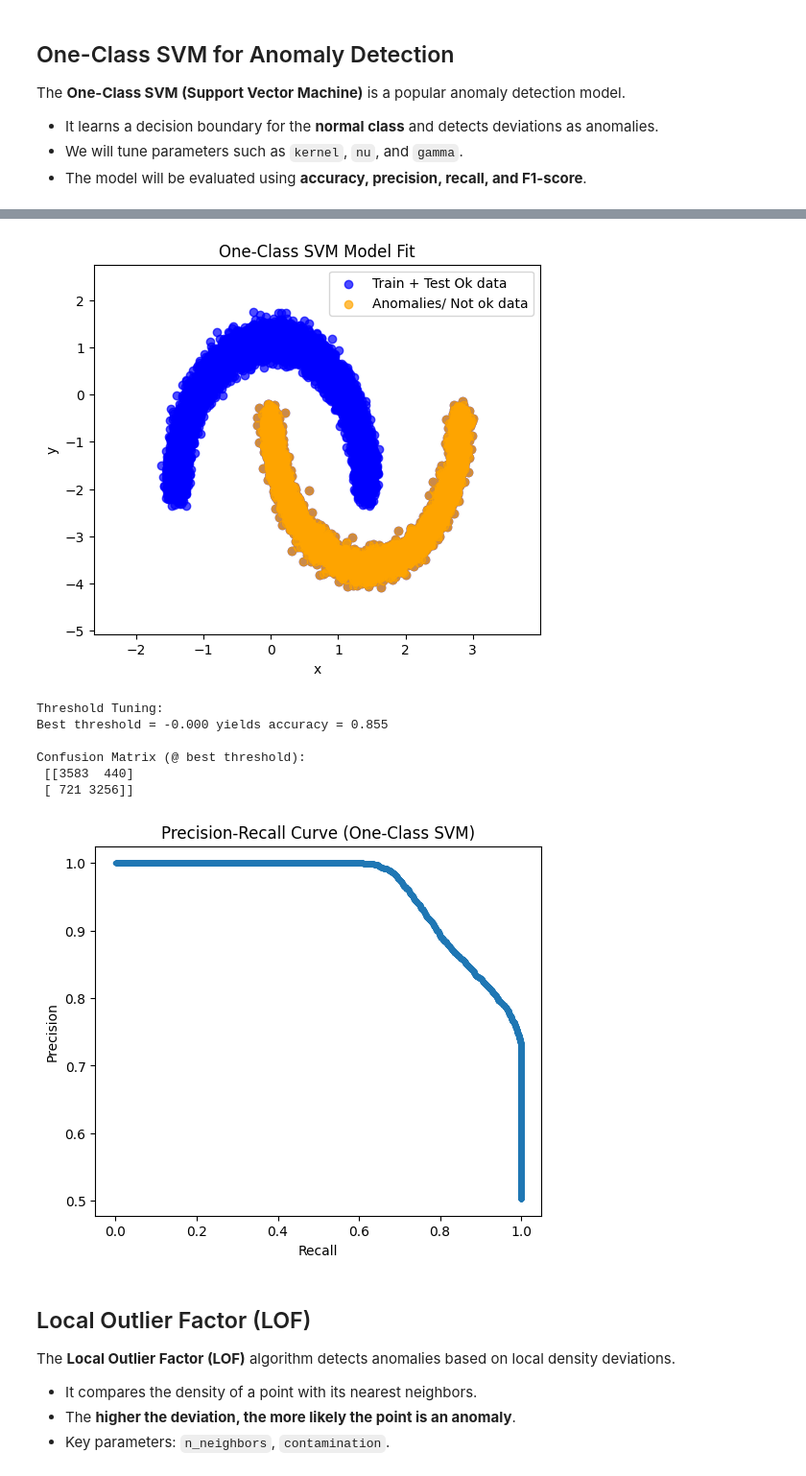
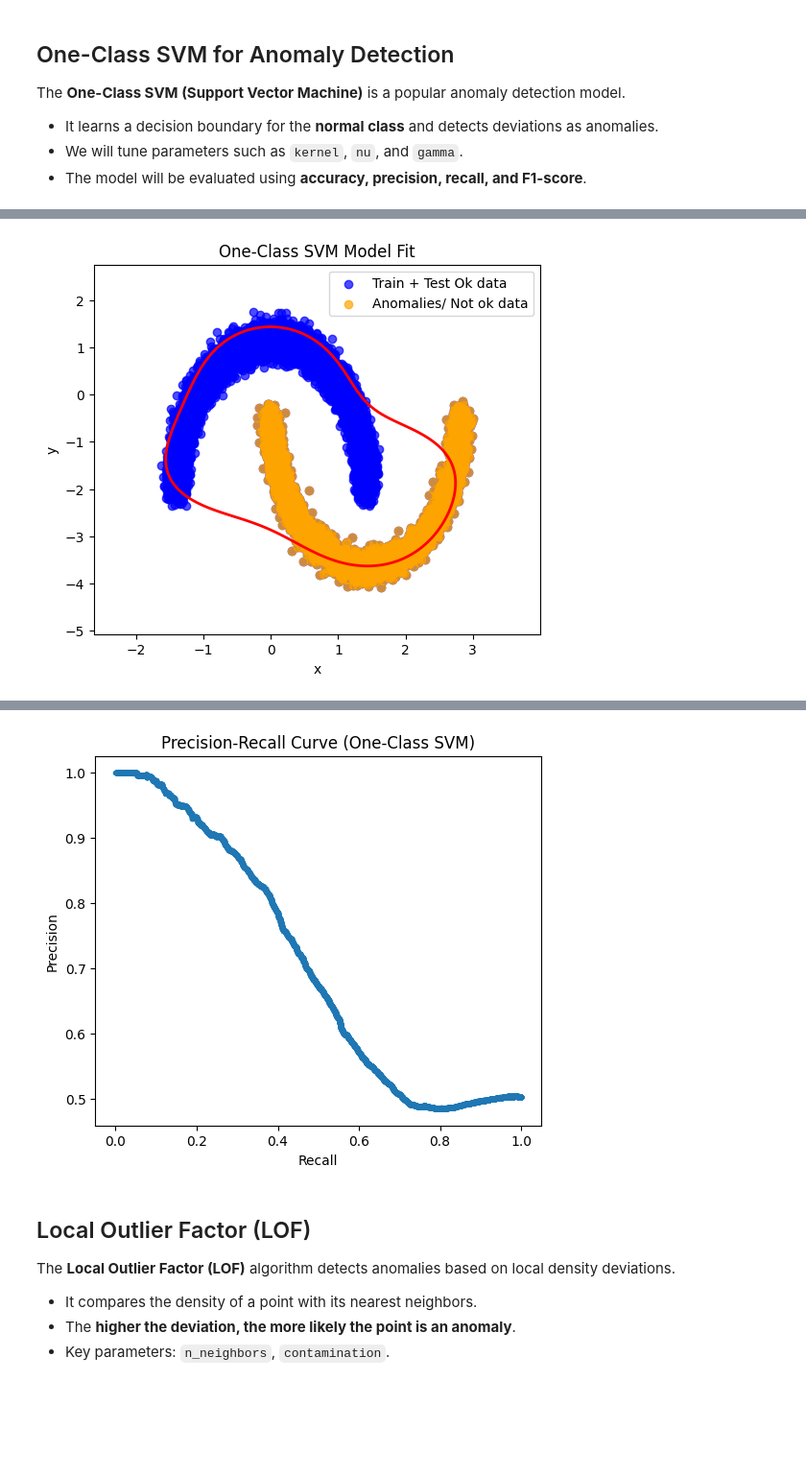
Before and after one commit to AnanyaaPal/Anomaly-Detection, a Jupyter notebook: task.ipynb, the cells around one changed output, grey strips where cells are left out. Shown: that part at 96% size. Drawn from its saved outputs; the diff is of its cells as text; code cells hidden in the pictures; blank space fills up the shorter version.

Commit message:
hyperparameter tuning

```diff
--- a/task.ipynb
+++ b/task.ipynb
@@ -142,16 +142,16 @@ y_all = np.hstack([np.ones(len(X_train_scaled)), y_val])
 # Set up GridSearchCV to test different kernels, nu, gamma, and polynomial degree
 #    Using accuracy as the scoring metric.
 param_grid = {
-    "kernel": ["linear", "rbf", "sigmoid"],
-    "nu": [0.05, 0.1, 0.2, 0.25, 0.27, 0.3, 0.35, 0.4, 0.45, 0.5],
-    "gamma": ["scale", "auto"],
+    "kernel": ["rbf"],
+    "nu": [0.05, 0.08, 0.1, 0.12],
+    "gamma": [0.05, 0.08, 0.1, 0.2],
 }
 
 def accuracy_scoring(estimator, X, y, **kwargs):
     y_pred = estimator.predict(X)
     return accuracy_score(y, y_pred)
 
-scorer = make_scorer(accuracy_scoring, greater_is_better=True)
+scorer = make_scorer(accuracy_score, greater_is_better=True)
 
 grid_search = GridSearchCV(
     estimator=OneClassSVMWrapper(),  # Wrapper class that supports get_params/set_params
@@ -283,0 +279 @@ TypeError: accuracy_scoring() missing 1 required positional argument: 'y'
+[figure, new version]
@@ -296,11 +286,4 @@ f1_score: 0.669
-[figure, old version]
-Threshold Tuning:
-Best threshold = -0.000 yields accuracy = 0.855
-
-Confusion Matrix (@ best threshold):
- [[3583  440]
- [ 721 3256]]
-[figure, old version]
+[figure, new version]
 # %% [markdown]
 <a id="local-outlier-factor-lof"></a>
 ## Local Outlier Factor (LOF)
```
Also changed, not shown: parts of 4 cells of this notebook.
